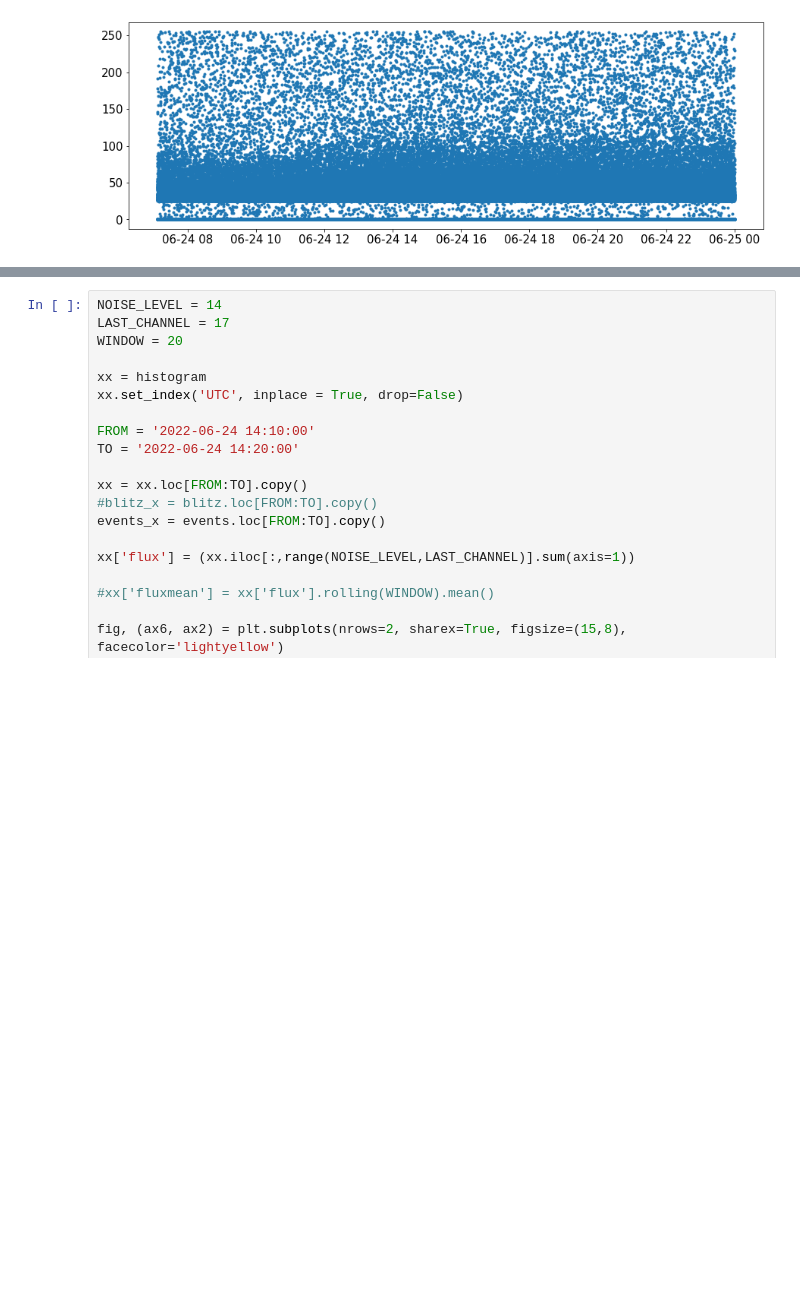
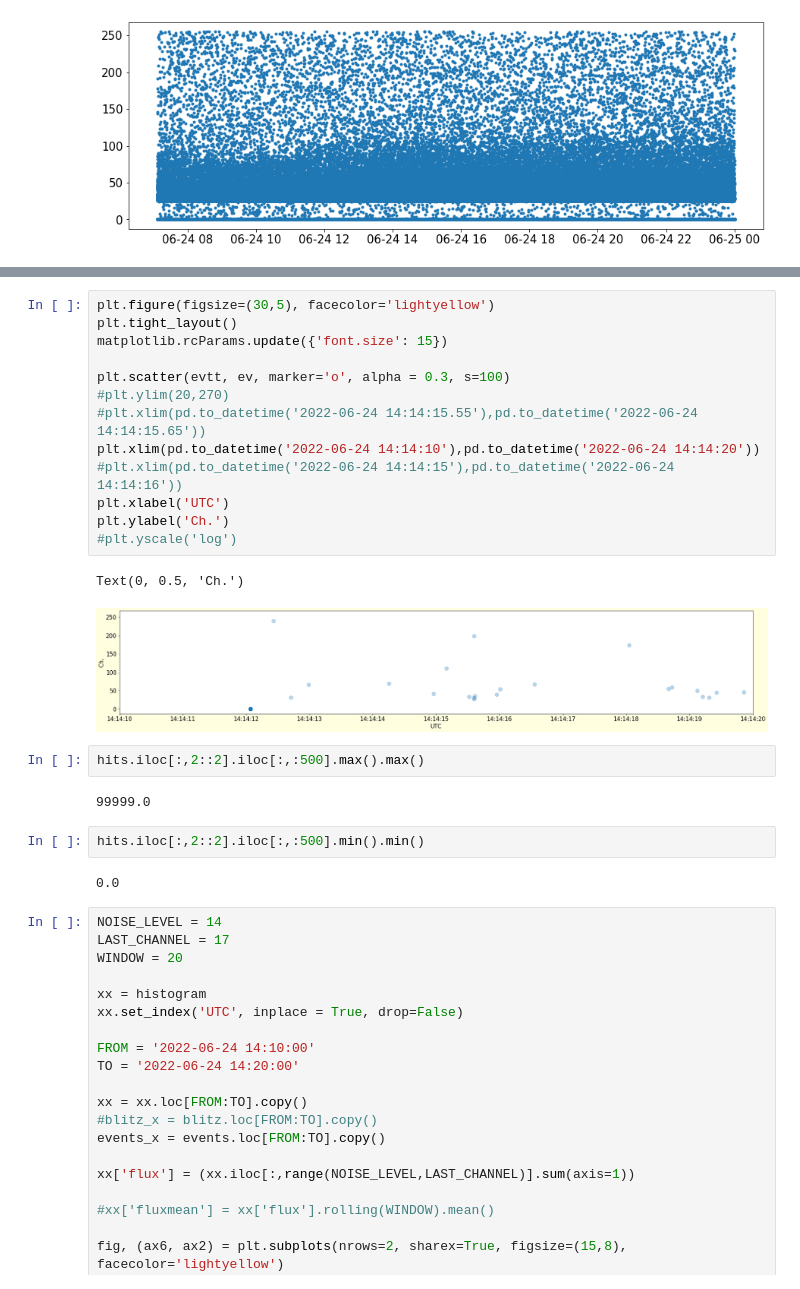
Before and after one commit to ODZ-UJF-AV-CR/GEODOS01, a Jupyter notebook: notebooks/GEODOS-1024-V1.ipynb, the cells around one changed output, grey strips where cells are left out. Saved outputs shown, nothing was run; the diff lists cells and outputs as text; blank space fills up the shorter version.

```diff
--- a/notebooks/GEODOS-1024-V1.ipynb
+++ b/notebooks/GEODOS-1024-V1.ipynb
@@ -1098,3 +1043,27 @@ histogram.set_index('time', drop=False, inplace=True);
+# %%
+plt.figure(figsize=(30,5), facecolor='lightyellow')
+plt.tight_layout()
+matplotlib.rcParams.update({'font.size': 15})
+
+plt.scatter(evtt, ev, marker='o', alpha = 0.3, s=100)
+#plt.ylim(20,270)
+#plt.xlim(pd.to_datetime('2022-06-24 14:14:15.55'),pd.to_datetime('2022-06-24 14:14:15.65'))
+plt.xlim(pd.to_datetime('2022-06-24 14:14:10'),pd.to_datetime('2022-06-24 14:14:20'))
+#plt.xlim(pd.to_datetime('2022-06-24 14:14:15'),pd.to_datetime('2022-06-24 14:14:16'))
+plt.xlabel('UTC')
+plt.ylabel('Ch.')
+#plt.yscale('log')
+# %% [output]
+Text(0, 0.5, 'Ch.')
+[figure, added]
+# %%
+hits.iloc[:,2::2].iloc[:,:500].max().max()
+# %% [output]
+99999.0
+# %%
+hits.iloc[:,2::2].iloc[:,:500].min().min()
+# %% [output]
+0.0
 # %%
 NOISE_LEVEL = 14
 LAST_CHANNEL = 17
```
Also changed, not shown: parts of 6 cells of this notebook.
